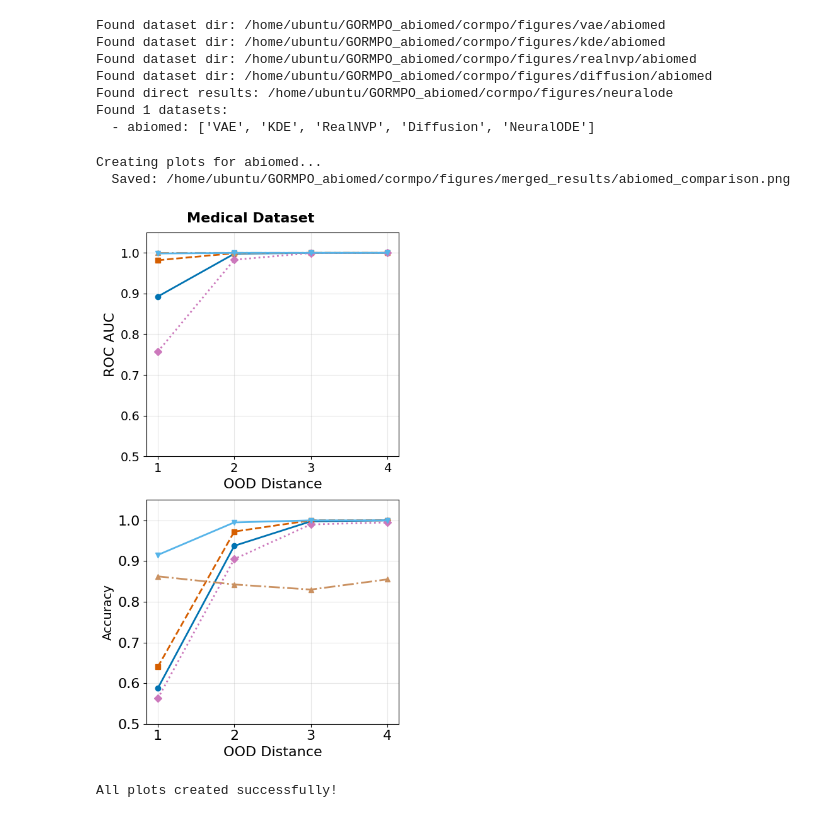
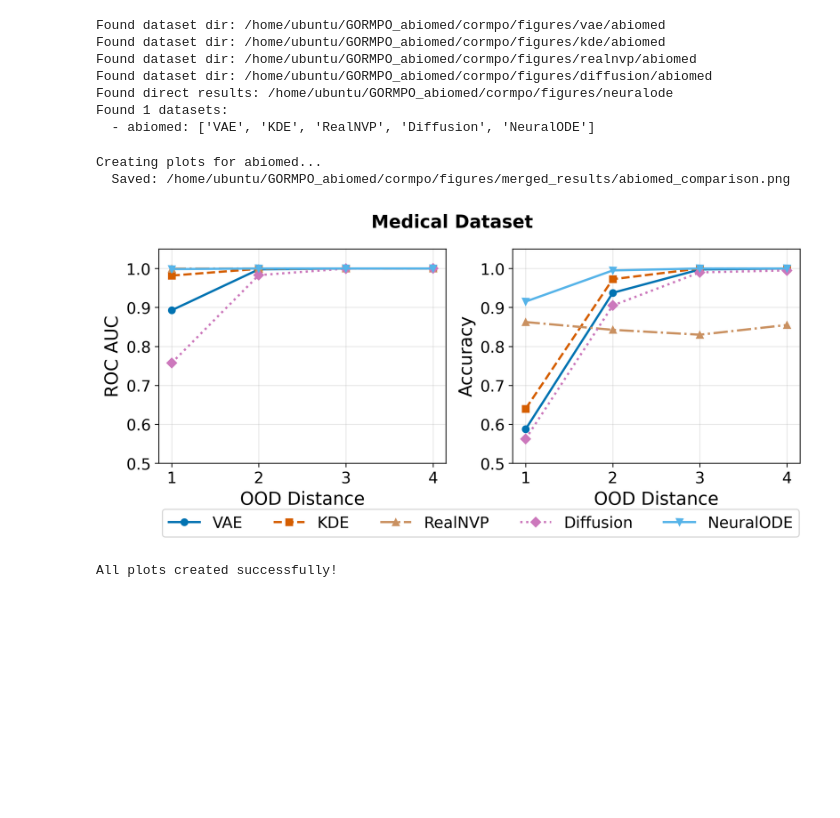
Before and after one commit to aysintumay/GORMPO_abiomed, a Jupyter notebook: cormpo/merge_results.ipynb, the cells around one changed output. Saved outputs shown, nothing was run; the diff lists cells and outputs as text; code cells hidden in the pictures; blank space fills up the shorter version.

```diff
--- a/cormpo/merge_results.ipynb
+++ b/cormpo/merge_results.ipynb
@@ -83,27 +83,11 @@ method_styles = {
 for dataset_name, methods_data in results_by_dataset.items():
     print(f"\nCreating plots for {dataset_name}...")
 
-    # Create figure with 2x3 subplots
-    fig, axes = plt.subplots(2, 1, figsize=(5,9))
+    # Create figure with 1x2 subplots (side by side)
+    fig, axes = plt.subplots(1, 2, figsize=(9, 4), dpi=300)
     fig.suptitle(f'Medical Dataset', fontsize=16, fontweight='bold')
 
-    # Plot 1: Mean Log-Likelihood
-    # ax1 = axes[0, 0]
-    # for method_name, data in methods_data.items():
-    #     distances = [d['distance'] for d in data]
-    #     mean_ll = [d['mean_log_likelihood'] for d in data]
-    #     style = method_styles[method_name]
-    #     ax1.plot(distances, mean_ll, label=method_name,
-    #             color=style['color'], marker=style['marker'],
-    #             linestyle=style['linestyle'], linewidth=2, markersize=8)
-
-    # ax1.set_xlabel('OOD Distance', fontsize=12)
-    # ax1.set_ylabel('Mean Log-Likelihood', fontsize=12)
-    # ax1.set_title('Mean Log-Likelihood vs OOD Distance', fontsize=14)
-    # ax1.legend(fontsize=11)
-    # ax1.grid(True, alpha=0.3)
-
-    # Plot 2: ROC AUC
+    # Plot 1: ROC AUC
     ax1 = axes[0]
     for method_name, data in methods_data.items():
         distances = [d['distance'] for d in data]
@@ -116,96 +100,48 @@ for dataset_name, methods_data in results_by_dataset.items():
     ax1.set_xlabel('OOD Distance', fontsize=16)
     ax1.set_ylabel('ROC AUC', fontsize=16)
     ax1.tick_params(axis='both', labelsize=14)
-    # ax1.set_title('ROC AUC vs OOD Distance', fontsize=16)
-    # ax1.legend(fontsize=16)
     ax1.grid(True, alpha=0.3)
     ax1.set_ylim([0.5, 1.05])
 
-    # Plot 3: Accuracy
+    # Plot 2: Accuracy
     ax2 = axes[1]
     for method_name, data in methods_data.items():
         distances = [d['distance'] for d in data]
         accuracy = [d['accuracy'] for d in data]
         style = method_styles[method_name]
         ax2.plot(distances, accuracy, label=method_name,
                 color=style['color'], marker=style['marker'],
                 linestyle=style['linestyle'], linewidth=2, markersize=6)
 
     ax2.set_xlabel('OOD Distance', fontsize=16)
-    ax2.set_ylabel('Accuracy', fontsize=14)
-    ax2.tick_params(axis='both', labelsize=16)
-    # ax2.set_title('Accuracy vs OOD Distance', fontsize=16)
-    # ax2.legend(fontsize=14)
+    ax2.set_ylabel('Accuracy', fontsize=16)
+    ax2.tick_params(axis='both', labelsize=14)
     ax2.grid(True, alpha=0.3)
     ax2.set_ylim([0.5, 1.05])
 
-    # # Plot 4: F1 Score
-    # ax4 = axes[1, 0]
-    # for method_name, data in methods_data.items():
-    #     distances = [d['distance'] for d in data]
-    #     f1_score = [d['f1'] for d in data]
-    #     style = method_styles[method_name]
-    #     ax4.plot(distances, f1_score, label=method_name,
-    #             color=style['color'], marker=style['marker'],
-    #             linestyle=style['linestyle'], linewidth=2, markersize=8)
-
-    # ax4.set_xlabel('OOD Distance', fontsize=12)
-    # ax4.set_ylabel('F1 Score', fontsize=12)
-    # ax4.set_title('F1 Score vs OOD Distance', fontsize=14)
-    # ax4.legend(fontsize=11)
-    # ax4.grid(True, alpha=0.3)
-    # ax4.set_ylim([0, 1.05])
-
-    # # Plot 5: Precision
-    # ax5 = axes[1, 1]
-    # for method_name, data in methods_data.items():
-    #     distances = [d['distance'] for d in data]
-    #     precision = [d['precision'] for d in data]
-    #     style = method_styles[method_name]
-    #     ax5.plot(distances, precision, label=method_name,
-    #             color=style['color'], marker=style['marker'],
-    #             linestyle=style['linestyle'], linewidth=2, markersize=8)
-
-    # ax5.set_xlabel('OOD Distance', fontsize=12)
-    # ax5.set_ylabel('Precision', fontsize=12)
-    # ax5.set_title('Precision vs OOD Distance', fontsize=14)
-    # ax5.legend(fontsize=11)
-    # ax5.grid(True, alpha=0.3)
-    # ax5.set_ylim([0, 1.05])
-
-    # # Plot 6: Recall
-    # ax6 = axes[1, 2]
-    # for method_name, data in methods_data.items():
-    #     distances = [d['distance'] for d in data]
-    #     recall = [d['recall'] for d in data]
-    #     style = method_styles[method_name]
-    #     ax6.plot(distances, recall, label=method_name,
-    #             color=style['color'], marker=style['marker'],
-    #             linestyle=style['linestyle'], linewidth=2, markersize=8)
-
-    # ax6.set_xlabel('OOD Distance', fontsize=12)
-    # ax6.set_ylabel('Recall', fontsize=12)
-    # ax6.set_title('Recall vs OOD Distance', fontsize=14)
-    # ax6.legend(fontsize=11)
-    # ax6.grid(True, alpha=0.3)
-    # ax6.set_ylim([0, 1.05])
+    # Create a single shared legend below both plots
+    handles, labels = ax1.get_legend_handles_labels()
+    fig.legend(handles, labels, loc='lower center', ncol=5, fontsize=14,
+               bbox_to_anchor=(0.54, -0.055))
 
     plt.tight_layout()
+    # Adjust layout to make room for the legend below
+    plt.subplots_adjust(bottom=0.2)
 
     # Save the figure
     output_dir = base_dir / 'merged_results'
     output_dir.mkdir(exist_ok=True)
     output_file = output_dir / f'{dataset_name}_comparison.png'
     plt.savefig(output_file, dpi=300, bbox_inches='tight')
     print(f"  Saved: {output_file}")
 
     plt.show()
 
 print("\nAll plots created successfully!")
 # %% [output]
 Creating plots for abiomed...
   Saved: /home/ubuntu/GORMPO_abiomed/cormpo/figures/merged_results/abiomed_comparison.png
-[figure, old version]
+[figure, new version]
 All plots created successfully!
 # %%
 # Optional: Create a summary table showing key metrics
```
Also changed, not shown: 1 other file.
